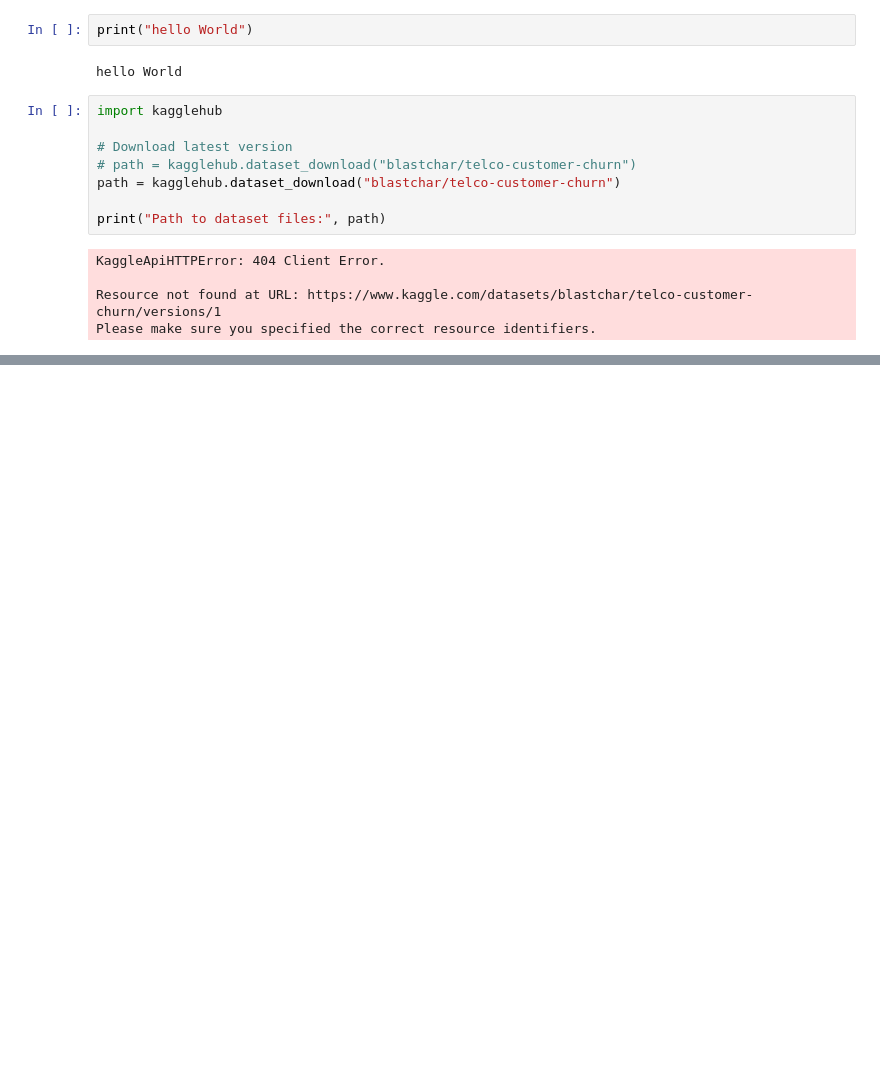
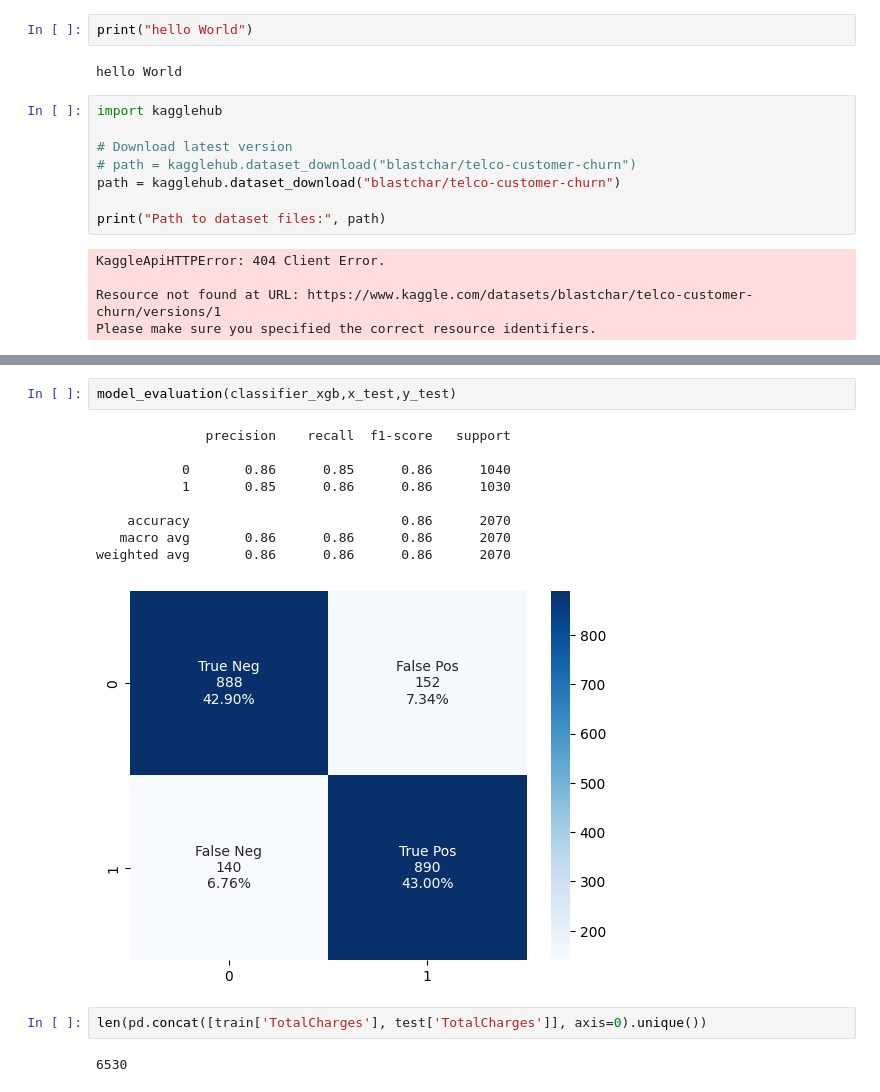
Before and after one commit to mtrp12/mlops-workflow-1, a Jupyter notebook: notebooks/ccp-notebook.ipynb, the cells around one changed output, grey strips where cells are left out. Cells and saved outputs as stored; diff of their text form; blank space fills up the shorter version.

```diff
--- a/notebooks/ccp-notebook.ipynb
+++ b/notebooks/ccp-notebook.ipynb
@@ -61,0 +270,16 @@ Deleted downloaded zip file: d:\mlops-workflow-1\data\raw\dataset.zip
+# %%
+model_evaluation(classifier_xgb,x_test,y_test)
+# %% [output]
+              precision    recall  f1-score   support
+
+           0       0.86      0.85      0.86      1040
+           1       0.85      0.86      0.86      1030
+
+    accuracy                           0.86      2070
+   macro avg       0.86      0.86      0.86      2070
+weighted avg       0.86      0.86      0.86      2070
+[figure, added]
+# %%
+len(pd.concat([train['TotalCharges'], test['TotalCharges']], axis=0).unique())
+# %% [output]
+6530
```
Also changed, not shown: parts of 19 cells of this notebook, 1 other file.
